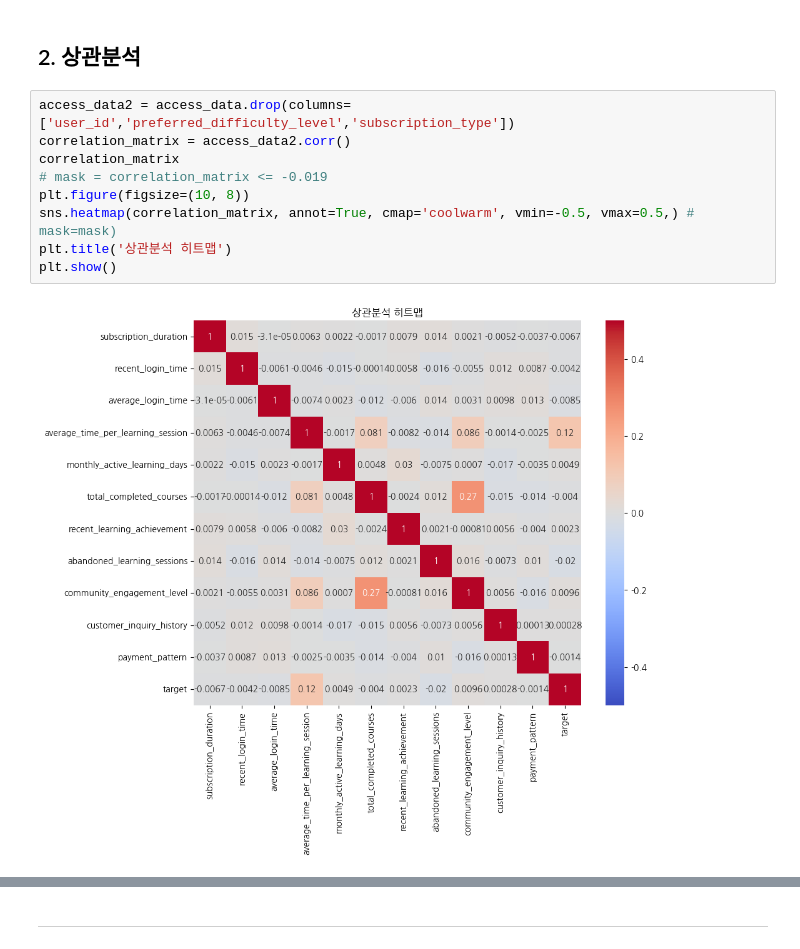
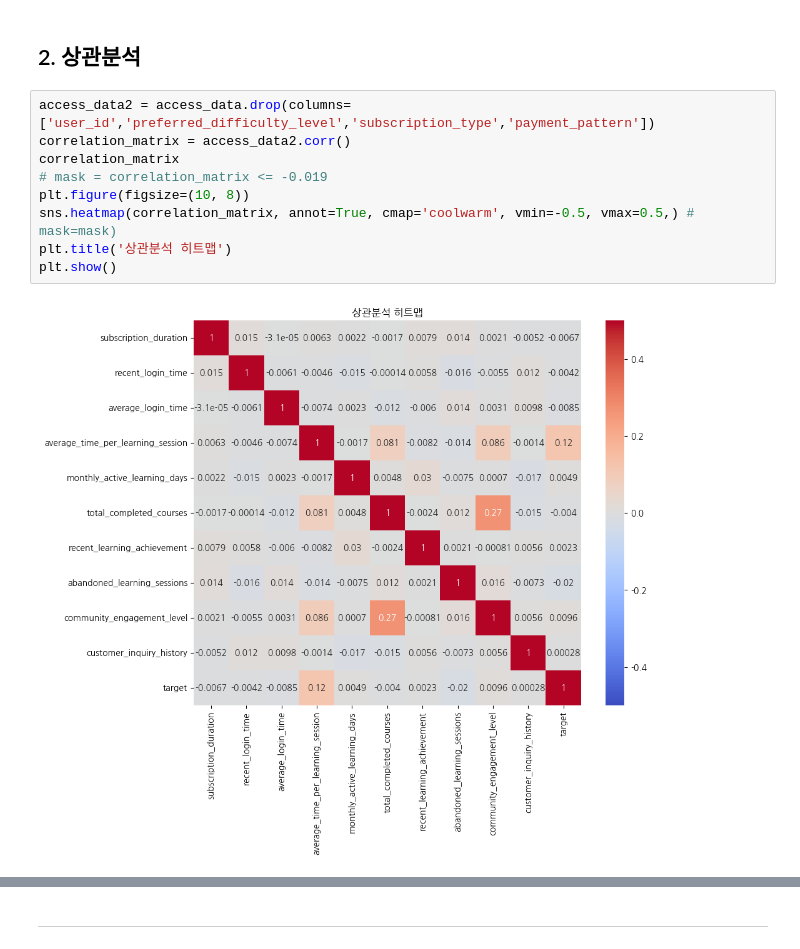
Before and after one commit to jiahnlee22/wassup3, a Jupyter notebook: 05_Data_Analysis/DA_Mini_Project.ipynb, the cells around one changed output, grey strips where cells are left out. Cells and saved outputs as stored; diff of their text form.

```diff
--- a/05_Data_Analysis/DA_Mini_Project.ipynb
+++ b/05_Data_Analysis/DA_Mini_Project.ipynb
@@ -176,16 +176,16 @@ columns
 # %% [markdown]
 ## 2. 상관분석
 # %%
-access_data2 = access_data.drop(columns=['user_id','preferred_difficulty_level','subscription_type'])
+access_data2 = access_data.drop(columns=['user_id','preferred_difficulty_level','subscription_type','payment_pattern'])
 correlation_matrix = access_data2.corr()
 correlation_matrix
 # mask = correlation_matrix <= -0.019
 plt.figure(figsize=(10, 8))
 sns.heatmap(correlation_matrix, annot=True, cmap='coolwarm', vmin=-0.5, vmax=0.5,) # mask=mask)
 plt.title('상관분석 히트맵')
 plt.show()
 # %% [output]
-[figure, old version]
+[figure, new version]
 # %% [markdown]
 ### 결과
 * total_completed_courses와 community_engagement_level 의 상관관계가 가장 높습니다.
```
